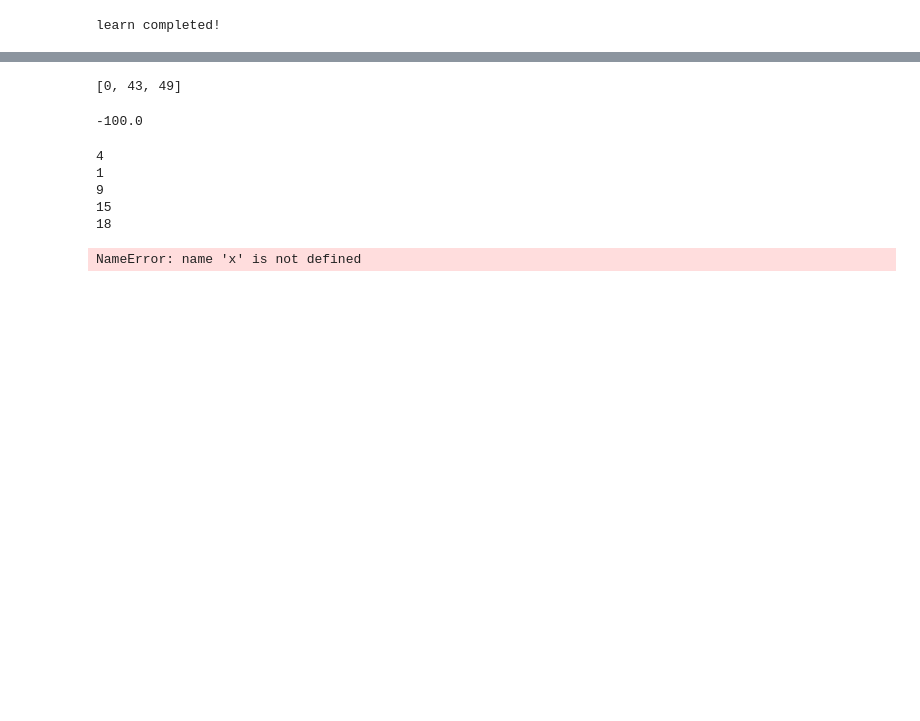
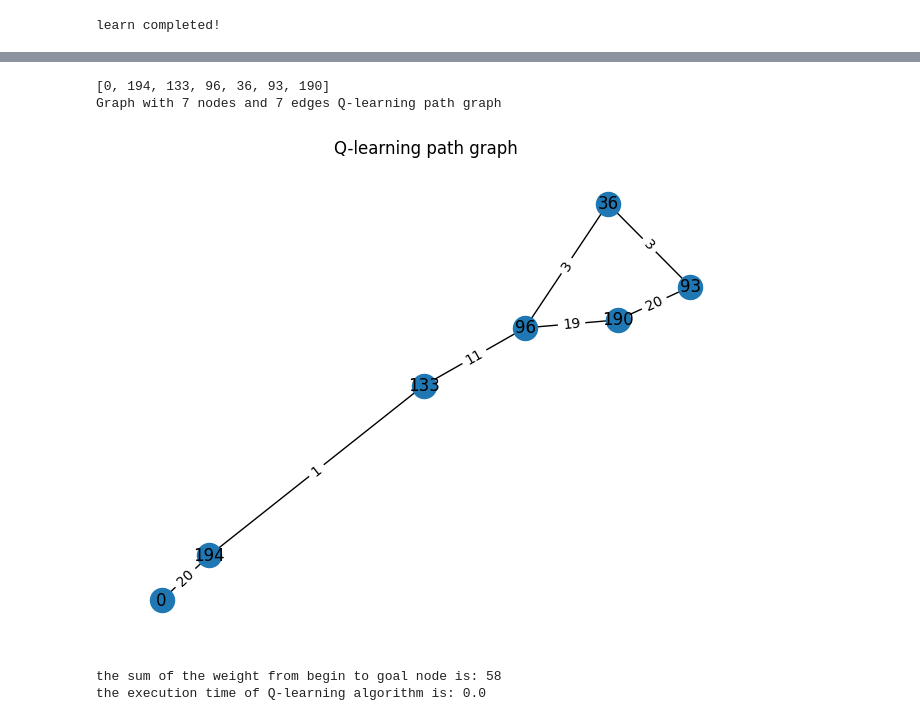
Before and after one commit to ssjd08/path-finding-with-Q-learning-reinforcement-learning-, a Jupyter notebook: q_learning.ipynb, the cells around one changed output, grey strips where cells are left out. Drawn from its saved outputs; the diff is of its cells as text; code cells hidden in the pictures; blank space fills up the shorter version.

Commit message:
[add] create_subgraph.

```diff
--- a/q_learning.ipynb
+++ b/q_learning.ipynb
@@ -105,27 +89,16 @@ TypeError: 'list' object is not callable
-# %%
-shortest_path = nx.dijkstra_path(G, 0, goal_state, weight='weight')
-print(shortest_path)
-# %% [output]
-[0, 43, 49]
-# %%
-print(Q[0, 49])
-# %% [output]
--100.0
-# %%
-print(G[0][43]["weight"])
-print(G[43][49]["weight"])
-print(G[0][4]["weight"])
-print(G[4][40]["weight"])
-print(G[40][49]["weight"])
-# %% [output]
-4
-1
-9
-15
-18
-# %%
-for i in range(x):
-    next = x[i+1]
-    print(G[i][next]["weight"])
-# %% [output]
-NameError: name 'x' is not defined
+# %%
+start_time = time.time()
+q_learning_shortest_path = shortest_path(0, goal_state)
+end_time = time.time()
+exec_time = end_time - start_time
+print(q_learning_shortest_path)
+H, sum = create_subgraph(G, q_learning_shortest_path)
+ShowGraph(H, "Q-learning path graph")
+print(f"the sum of the weight from begin to goal node is: {sum}")
+print(f"the execution time of Q-learning algorithm is: {exec_time}")
+# %% [output]
+[0, 194, 133, 96, 36, 93, 190]
+Graph with 7 nodes and 7 edges Q-learning path graph
+[figure, added]
+the sum of the weight from begin to goal node is: 58
+the execution time of Q-learning algorithm is: 0.0
```
Also changed, not shown: parts of 7 cells of this notebook, 6 other files.
